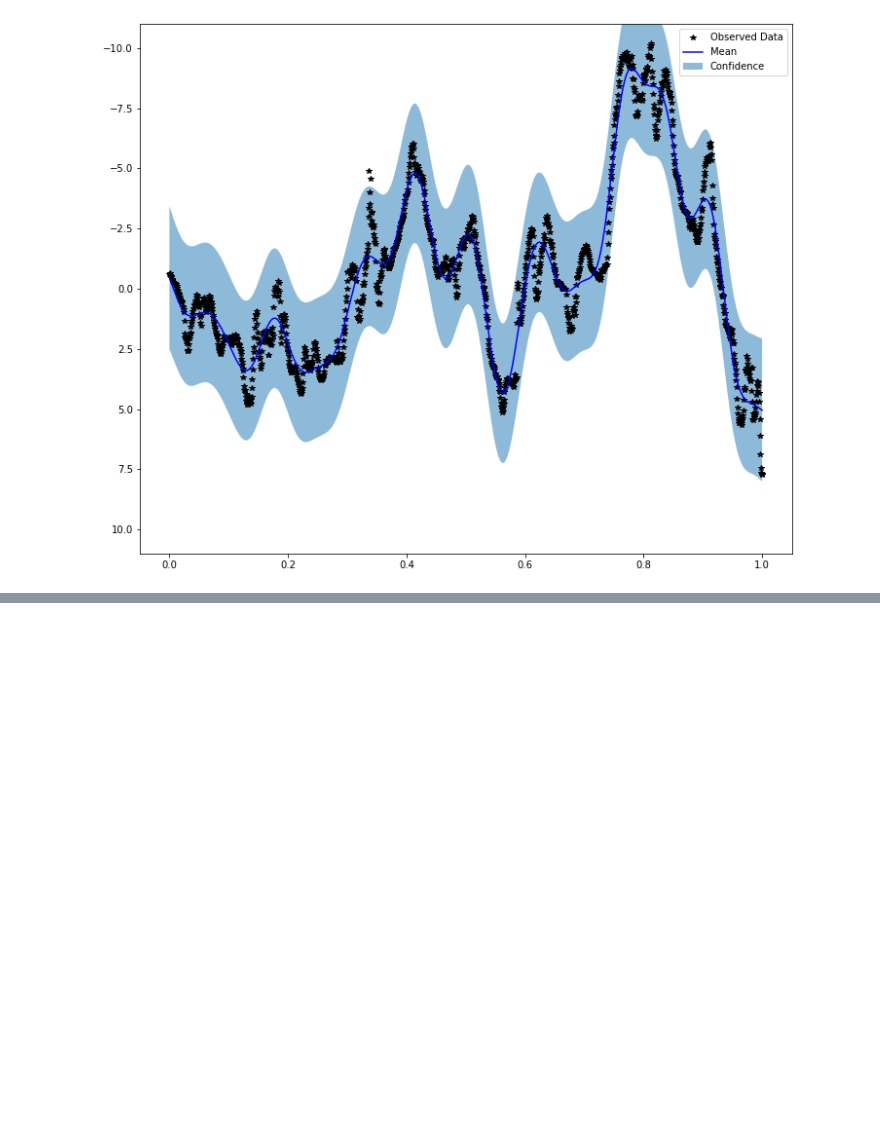
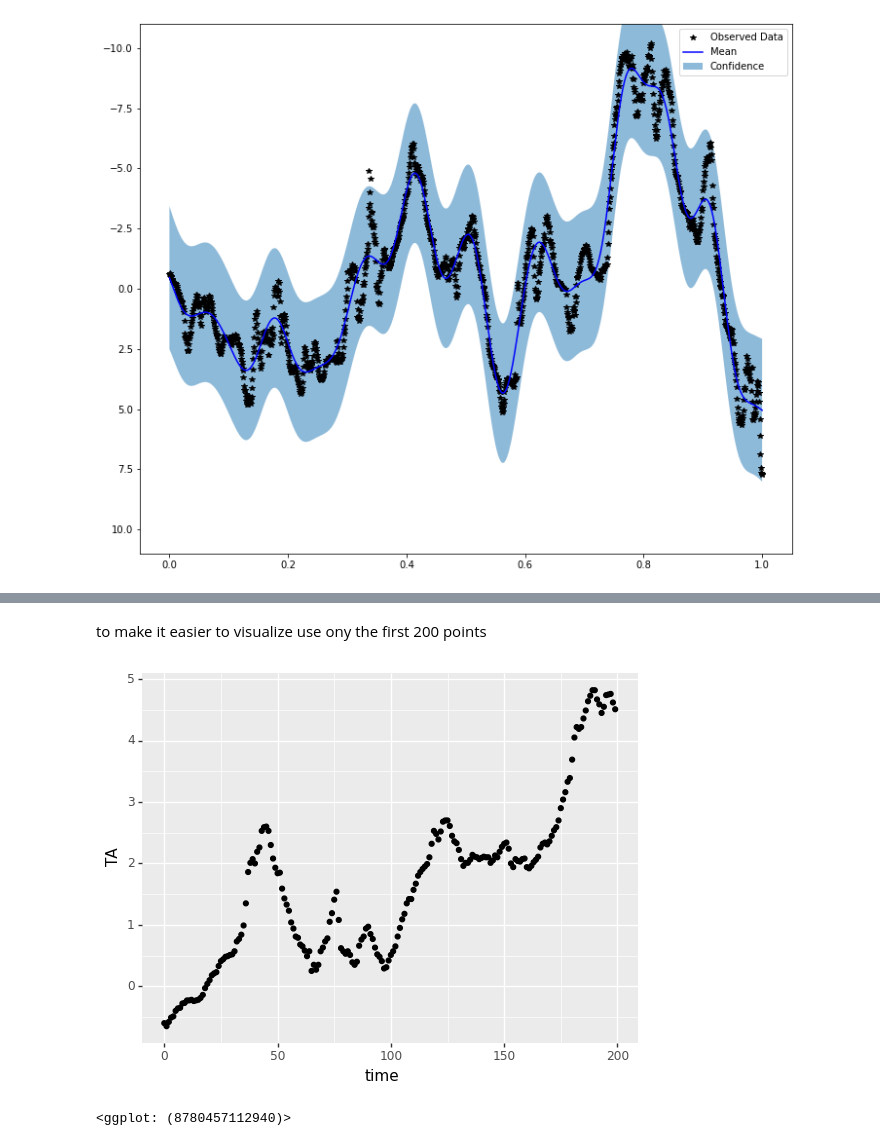
Before and after one commit to mone27/meteo_gap_filling-Gaussian_Processes, a Jupyter notebook: Meteo_gap_filling_GP.ipynb, the cells around one changed output, grey strips where cells are left out. Cells and saved outputs as stored; diff of their text form; code cells hidden in the pictures; blank space fills up the shorter version.

```diff
--- a/Meteo_gap_filling_GP.ipynb
+++ b/Meteo_gap_filling_GP.ipynb
@@ -236,0 +213,2 @@ model2k.covar_module.kernels[1].base_kernel.lengthscale.item()
+# %%
+hai["time"] = np.arange(0, len(hai))
@@ -236,0 +231,9 @@ model2k.covar_module.kernels[1].base_kernel.lengthscale.item()
+# %% [markdown]
+to make it easier to visualize use ony the first 200 points
+# %%
+(ggplot(hai[:200], aes('time', 'TA')) +
+ geom_point()
+ )
+# %% [output]
+[figure, added]
+<ggplot: (8780457112940)>
```
Also changed, not shown: parts of 86 cells of this notebook.
